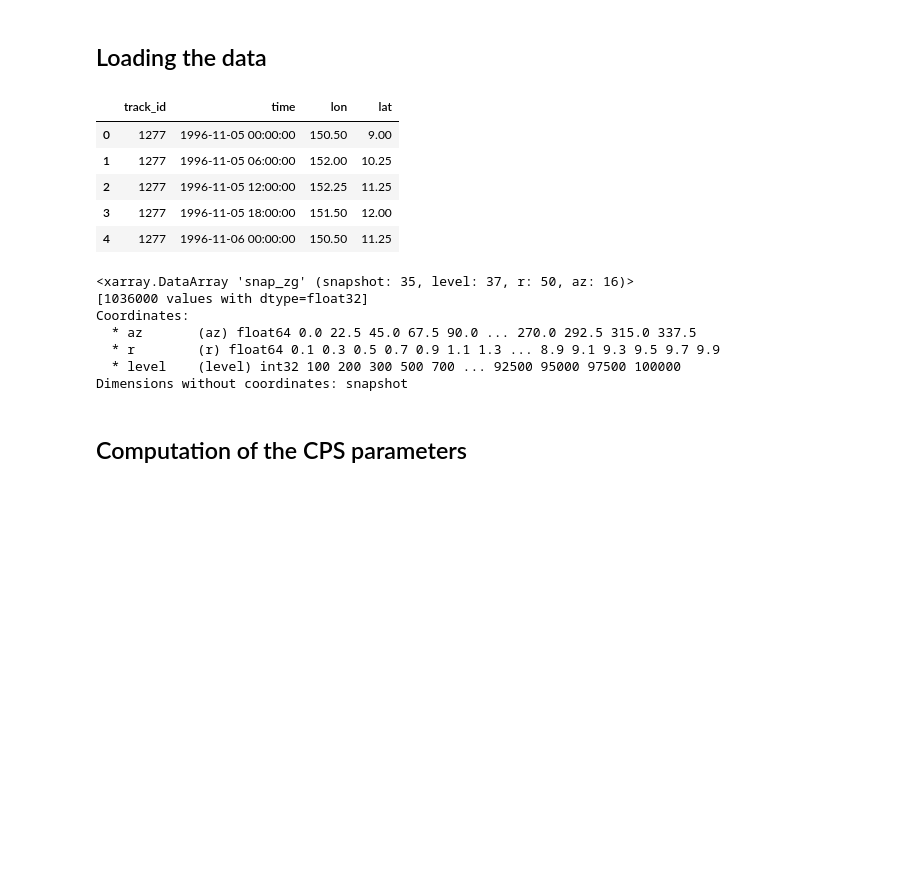
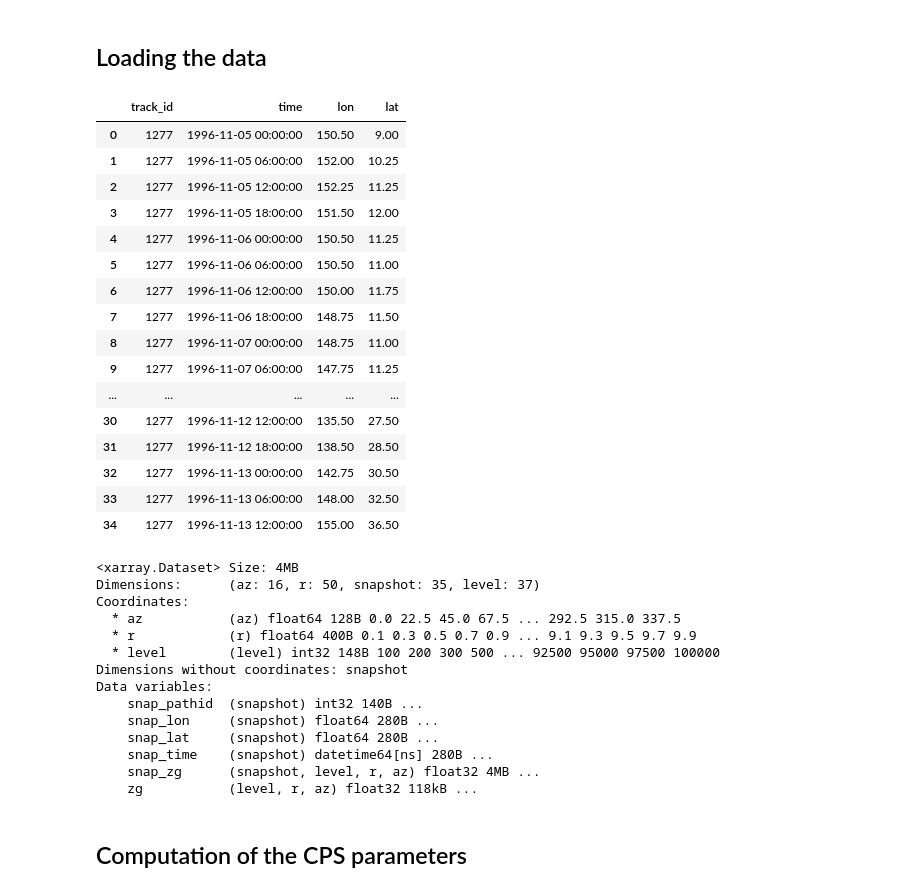
Before and after one commit to stella-bourdin/CPyS, a Jupyter notebook: demo/Demo_CPyS.ipynb, the cells around one changed output. Drawn from its saved outputs; the diff is of its cells as text; code cells hidden in the pictures; blank space fills up the shorter version.

```diff
--- a/demo/Demo_CPyS.ipynb
+++ b/demo/Demo_CPyS.ipynb
@@ -31,29 +36,47 @@ NodeFileCompose \
 # %%
 # Load the csv data using pandas, or your favorite function.
 import pandas as pd
 track = pd.read_csv("Dale.csv")
-track[["track_id", "time", "lon", "lat"]].head() # Extract of the track file
+track[["track_id", "time", "lon", "lat"]] # Extract of the track file
 # %% [output]
 |  | track_id | time | lon | lat |
 | 0 | 1277 | 1996-11-05 00:00:00 | 150.50 | 9.00 |
 | 1 | 1277 | 1996-11-05 06:00:00 | 152.00 | 10.25 |
 | 2 | 1277 | 1996-11-05 12:00:00 | 152.25 | 11.25 |
 | 3 | 1277 | 1996-11-05 18:00:00 | 151.50 | 12.00 |
 | 4 | 1277 | 1996-11-06 00:00:00 | 150.50 | 11.25 |
+| 5 | 1277 | 1996-11-06 06:00:00 | 150.50 | 11.00 |
+| 6 | 1277 | 1996-11-06 12:00:00 | 150.00 | 11.75 |
+| 7 | 1277 | 1996-11-06 18:00:00 | 148.75 | 11.50 |
+| 8 | 1277 | 1996-11-07 00:00:00 | 148.75 | 11.00 |
+| 9 | 1277 | 1996-11-07 06:00:00 | 147.75 | 11.25 |
+| ... | ... | ... | ... | ... |
+| 30 | 1277 | 1996-11-12 12:00:00 | 135.50 | 27.50 |
+| 31 | 1277 | 1996-11-12 18:00:00 | 138.50 | 28.50 |
+| 32 | 1277 | 1996-11-13 00:00:00 | 142.75 | 30.50 |
+| 33 | 1277 | 1996-11-13 06:00:00 | 148.00 | 32.50 |
+| 34 | 1277 | 1996-11-13 12:00:00 | 155.00 | 36.50 |
 # %%
 # Load the snapshots file with xarray
 import xarray as xr
 snaps = xr.open_dataset("Dale.nc")
 #snaps["level"] = [...] # !! Change the vertical variable here if necessary. It must be in Pa.
-snaps.snap_zg # Content of snap_zg
+snaps # Content of snaps
 # %% [output]
-<xarray.DataArray 'snap_zg' (snapshot: 35, level: 37, r: 50, az: 16)>
-[1036000 values with dtype=float32]
+<xarray.Dataset> Size: 4MB
+Dimensions:      (az: 16, r: 50, snapshot: 35, level: 37)
 Coordinates:
-  * az       (az) float64 0.0 22.5 45.0 67.5 90.0 ... 270.0 292.5 315.0 337.5
-  * r        (r) float64 0.1 0.3 0.5 0.7 0.9 1.1 1.3 ... 8.9 9.1 9.3 9.5 9.7 9.9
-  * level    (level) int32 100 200 300 500 700 ... 92500 95000 97500 100000
+  * az           (az) float64 128B 0.0 22.5 45.0 67.5 ... 292.5 315.0 337.5
+  * r            (r) float64 400B 0.1 0.3 0.5 0.7 0.9 ... 9.1 9.3 9.5 9.7 9.9
+  * level        (level) int32 148B 100 200 300 500 ... 92500 95000 97500 100000
 Dimensions without coordinates: snapshot
+Data variables:
+    snap_pathid  (snapshot) int32 140B ...
+    snap_lon     (snapshot) float64 280B ...
+    snap_lat     (snapshot) float64 280B ...
+    snap_time    (snapshot) datetime64[ns] 280B ...
+    snap_zg      (snapshot, level, r, az) float32 4MB ...
+    zg           (level, r, az) float32 118kB ...
 # %% [markdown]
 ## Computation of the CPS parameters
 # %%
```
Also changed, not shown: parts of 3 cells of this notebook, 1 other file.
